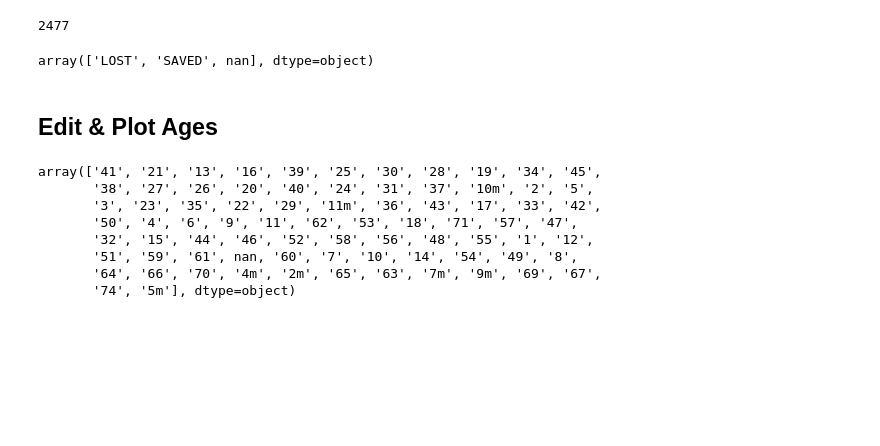
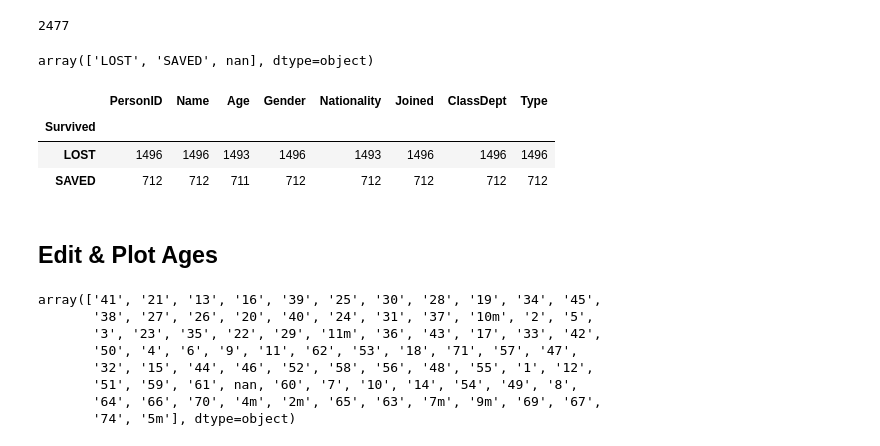
Before and after one commit to nataligracia/webdesign_titanic, a Jupyter notebook: WebVisualizations/Titanic Passenger and Crew Analysis.ipynb, the cells around one changed output. Saved outputs shown, nothing was run; the diff lists cells and outputs as text; code cells hidden in the pictures; blank space fills up the shorter version.

```diff
--- a/Titanic Passenger and Crew Analysis.ipynb
+++ b/WebVisualizations/Titanic Passenger and Crew Analysis.ipynb
@@ -102,6 +102,15 @@ people
 full_order.Survived.unique()
 # %% [output]
 array(['LOST', 'SAVED', nan], dtype=object)
+# %%
+#Find total with survival status, which is 2,208
+survival_status_count = full_order.groupby('Survived').count()
+survival_status_count
+# %% [output]
+|  | PersonID | Name | Age | Gender | Nationality | Joined | ClassDept | Type |
+| Survived |  |  |  |  |  |  |  |  |
+| LOST | 1496 | 1496 | 1493 | 1496 | 1493 | 1496 | 1496 | 1496 |
+| SAVED | 712 | 712 | 711 | 712 | 712 | 712 | 712 | 712 |
 # %% [markdown]
 ## Edit & Plot Ages
 # %%
```
Also changed, not shown: parts of 8 cells of this notebook, 20 other files.
